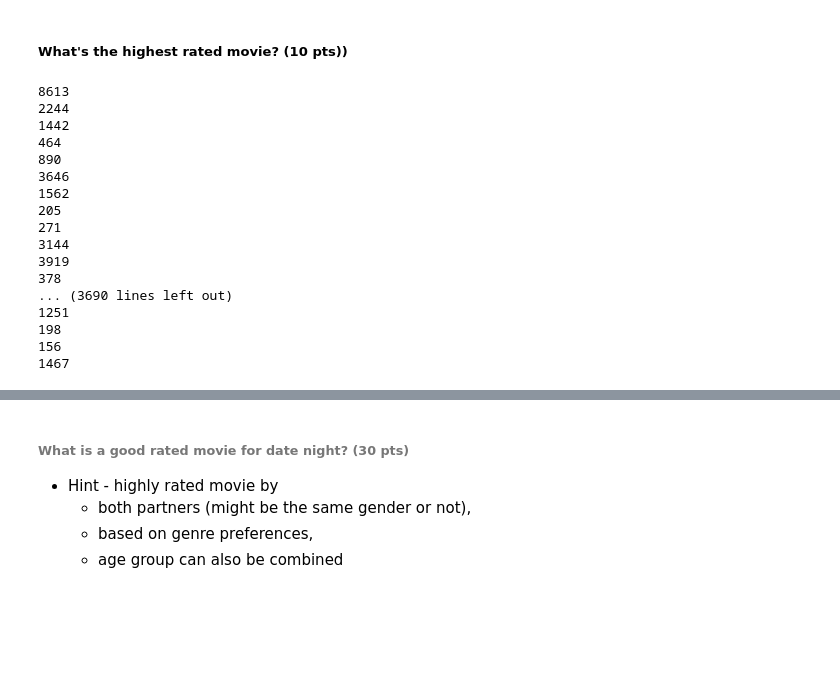
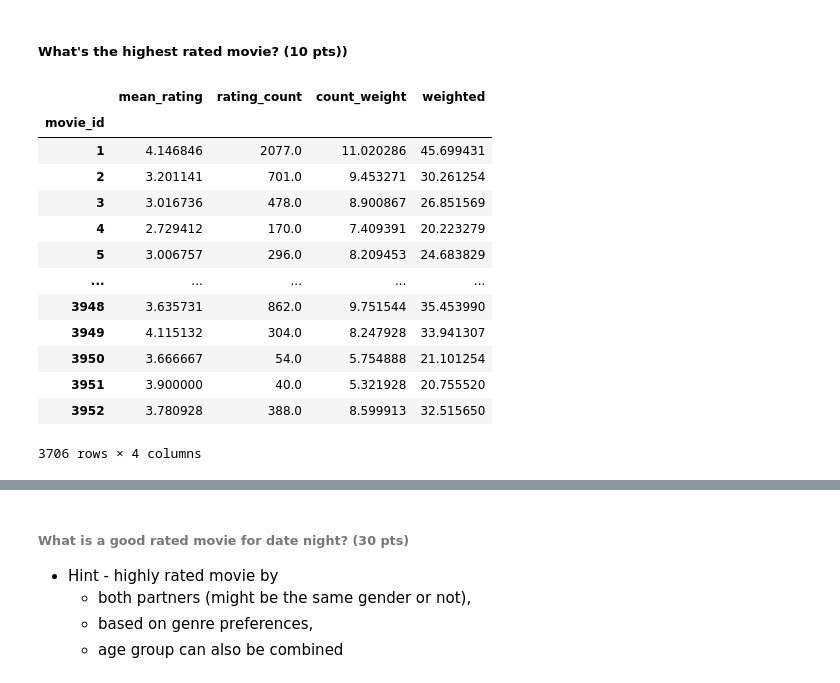
Before and after one commit to ccbrantley/CSC-405-605_2020_Assignment, a Jupyter notebook: Assignment_2/code/date_night_movie.ipynb, the cells around one changed output, grey strips where cells are left out. Cells and saved outputs as stored; diff of their text form; code cells hidden in the pictures; blank space fills up the shorter version.

Commit message:
Finding highest rated movie, considering different ways to calculate date night.

```diff
--- a/Assignment_2/code/date_night_movie.ipynb
+++ b/Assignment_2/code/date_night_movie.ipynb
@@ -83,24 +120,32 @@ df_user_rating_movie
 # %% [markdown]
 ##### What's the highest rated movie? (10 pts))
-# %%
-#rating.groupby(by = 0)
-for x in df_user_rating_movie.groupby(by = "movie_id").rating.sum():
-    print(x)
-# %% [output]
-8613
-2244
-1442
-464
-890
-3646
-1562
-205
-271
-3144
-3919
-378
-... (3690 lines left out)
-1251
-198
-156
-1467
+# %%
+# Can we groupby prior to getting the ratings to make things easier.
+# Average rating
+# Average Rating and max number of ratings (how many ratings did it get)
+# Can we do the intersection of median and mean? Is this useful?
+# Should get only one movie once we factor in ratings.
+
+df_mean_rating = pd.DataFrame(columns = ["movie_id", "mean_rating", "rating_count",\
+                                         "count_weight", "weighted"])
+df_mean_rating.set_index("movie_id", inplace = True)
+
+for x in df_user_rating_movie.groupby(by = "movie_id"):
+    df_mean_rating.loc[x[0]] = [x[1].rating.mean(), x[1].rating.count(),\
+                                np.log2(x[1].rating.count()), x[1].rating.mean() * np.log2(x[1].rating.count())]
+df_mean_rating
+# %% [output]
+|  | mean_rating | rating_count | count_weight | weighted |
+| movie_id |  |  |  |  |
+| 1 | 4.146846 | 2077.0 | 11.020286 | 45.699431 |
+| 2 | 3.201141 | 701.0 | 9.453271 | 30.261254 |
+| 3 | 3.016736 | 478.0 | 8.900867 | 26.851569 |
+| 4 | 2.729412 | 170.0 | 7.409391 | 20.223279 |
+| 5 | 3.006757 | 296.0 | 8.209453 | 24.683829 |
+| ... | ... | ... | ... | ... |
+| 3948 | 3.635731 | 862.0 | 9.751544 | 35.453990 |
+| 3949 | 4.115132 | 304.0 | 8.247928 | 33.941307 |
+| 3950 | 3.666667 | 54.0 | 5.754888 | 21.101254 |
+| 3951 | 3.900000 | 40.0 | 5.321928 | 20.755520 |
+| 3952 | 3.780928 | 388.0 | 8.599913 | 32.515650 |
+3706 rows × 4 columns
```
Also changed, not shown: parts of 16 cells of this notebook.
